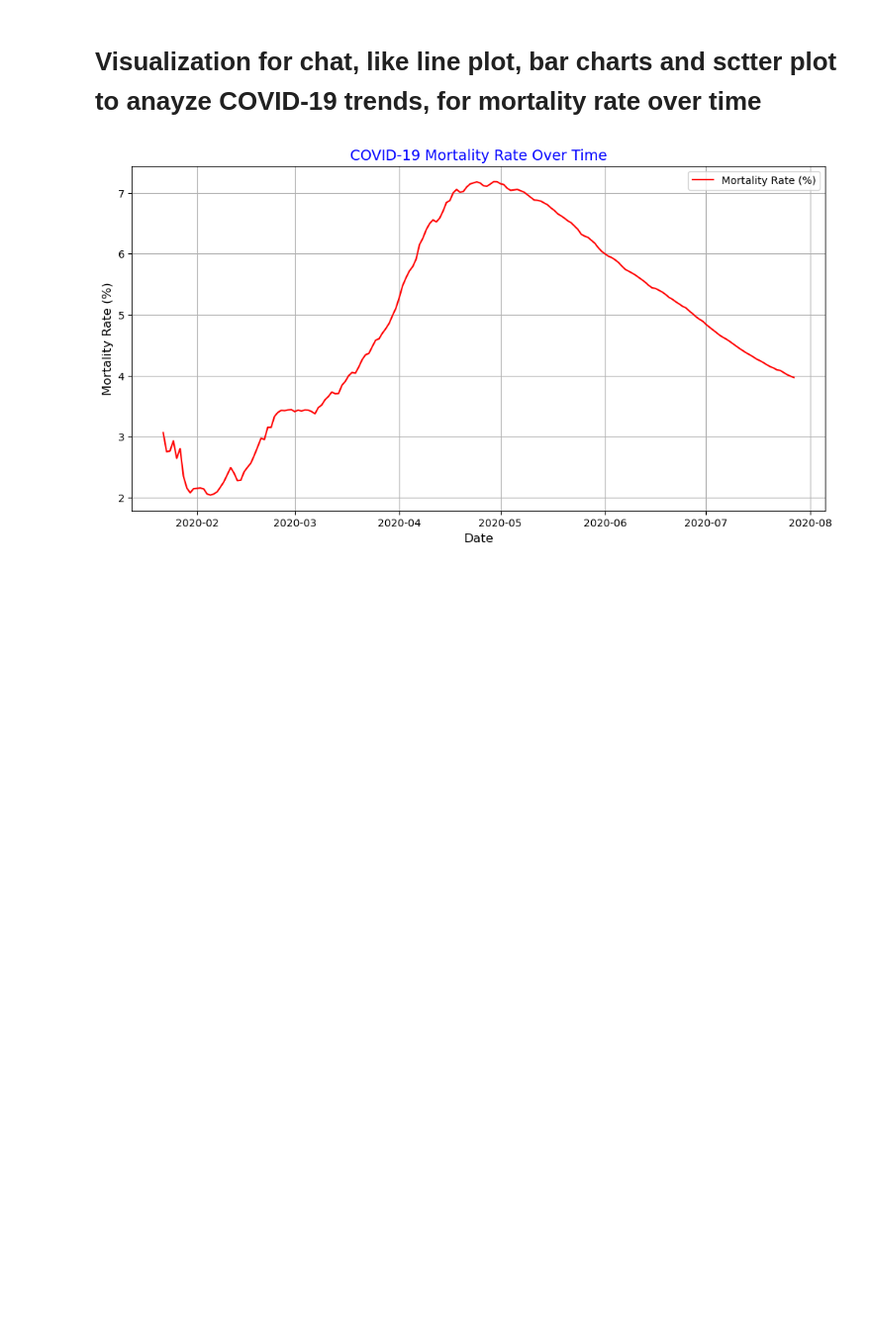
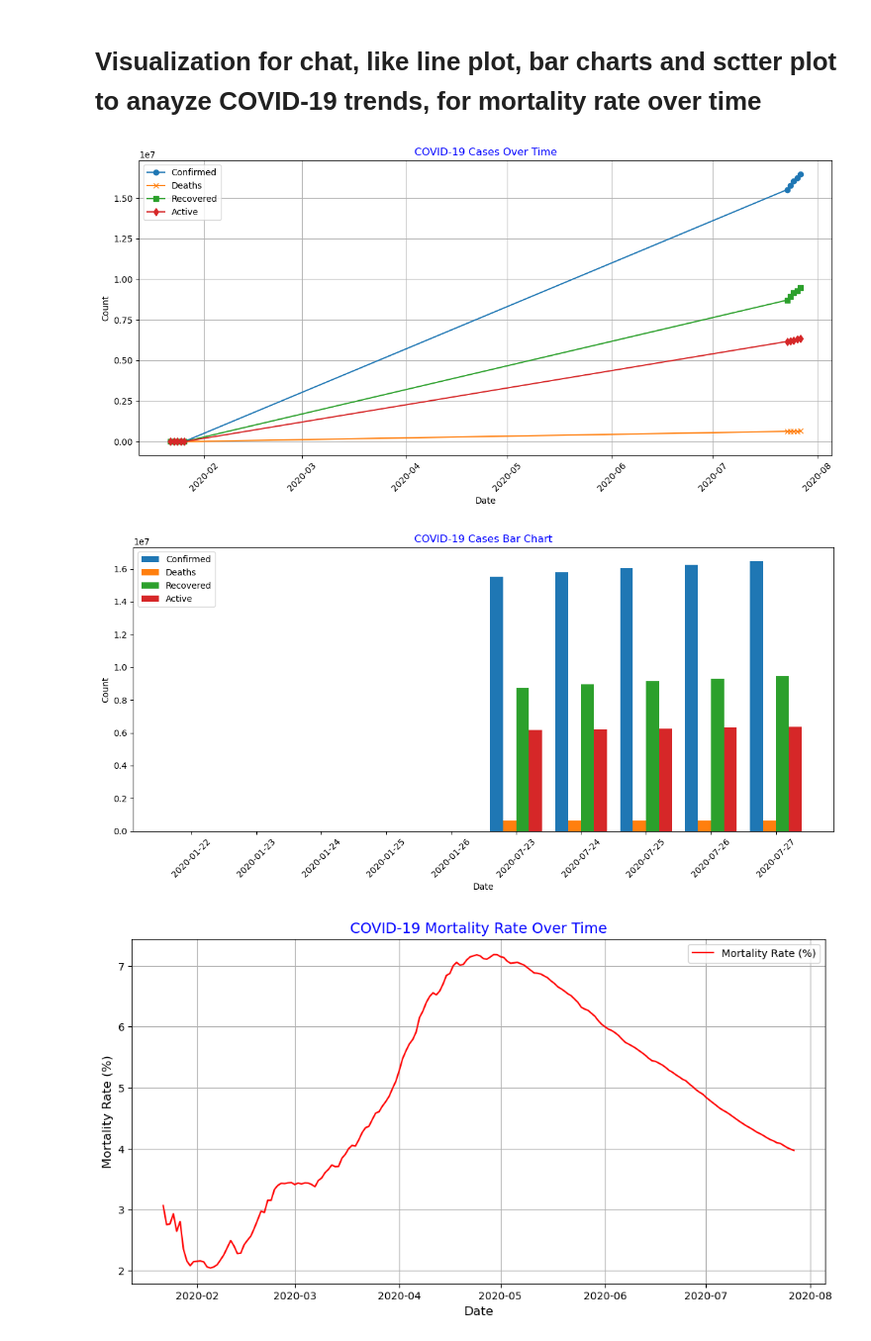
Before and after one commit to e3emmaworld/Data-Science-Capstone-, a Jupyter notebook: Capstone_Project.ipynb, the cells around one changed output. Shown at 99% size. Drawn from its saved outputs; the diff is of its cells as text; code cells hidden in the pictures; blank space fills up the shorter version.

```diff
--- a/Capstone_Project.ipynb
+++ b/Capstone_Project.ipynb
@@ -302,6 +302,60 @@ Columns: [Date, New cases]
 Index: []
 # %% [markdown]
 # Visualization for chat, like line plot, bar charts and sctter plot to anayze COVID-19 trends, for mortality rate over time
+# %%
+import pandas as pd
+import matplotlib.pyplot as plt
+import seaborn as sns
+
+# Simulate the dataset (replace this with your actual dataset loading code)
+data = {
+    "Date": ["2020-01-22", "2020-01-23", "2020-01-24", "2020-01-25", "2020-01-26",
+             "2020-07-23", "2020-07-24", "2020-07-25", "2020-07-26", "2020-07-27"],
+    "Confirmed": [555, 654, 941, 1434, 2118, 15510481, 15791645, 16047190, 16251796, 16480485],
+    "Deaths": [17, 18, 26, 42, 56, 633506, 639650, 644517, 648621, 654036],
+    "Recovered": [28, 30, 36, 39, 52, 8710969, 8939705, 9158743, 9293464, 9468087],
+    "Active": [510, 606, 879, 1353, 2010, 6166006, 6212290, 6243930, 6309711, 6358362],
+}
+
+# Create a DataFrame
+df = pd.DataFrame(data)
+
+# Convert 'Date' column to datetime for better plotting
+df["Date"] = pd.to_datetime(df["Date"])
+
+# Line Plot
+plt.figure(figsize=(12, 6))
+plt.plot(df["Date"], df["Confirmed"], label="Confirmed", marker='o')
+plt.plot(df["Date"], df["Deaths"], label="Deaths", marker='x')
+plt.plot(df["Date"], df["Recovered"], label="Recovered", marker='s')
+plt.plot(df["Date"], df["Active"], label="Active", marker='d')
+plt.xlabel("Date")
+plt.ylabel("Count")
+plt.title("COVID-19 Cases Over Time", color="blue")
+plt.legend()
+plt.grid(True)
+plt.xticks(rotation=45)
+plt.tight_layout()
+plt.show()
+
+# Bar Chart
+plt.figure(figsize=(12, 6))
+bar_width = 0.2
+x_indexes = range(len(df["Date"]))
+plt.bar([x - bar_width*1.5 for x in x_indexes], df["Confirmed"], width=bar_width, label="Confirmed")
+plt.bar([x - bar_width/2 for x in x_indexes], df["Deaths"], width=bar_width, label="Deaths")
+plt.bar([x + bar_width/2 for x in x_indexes], df["Recovered"], width=bar_width, label="Recovered")
+plt.bar([x + bar_width*1.5 for x in x_indexes], df["Active"], width=bar_width, label="Active")
+plt.xticks(ticks=x_indexes, labels=df["Date"].dt.strftime("%Y-%m-%d"), rotation=45)
+plt.xlabel("Date")
+plt.ylabel("Count")
+plt.title("COVID-19 Cases Bar Chart", color="blue")
+plt.legend()
+plt.tight_layout()
+plt.show()
+# %% [output]
+[figure, added]
+[figure, added]
 # %%
 # Import necessary libraries
 import pandas as pd
```
